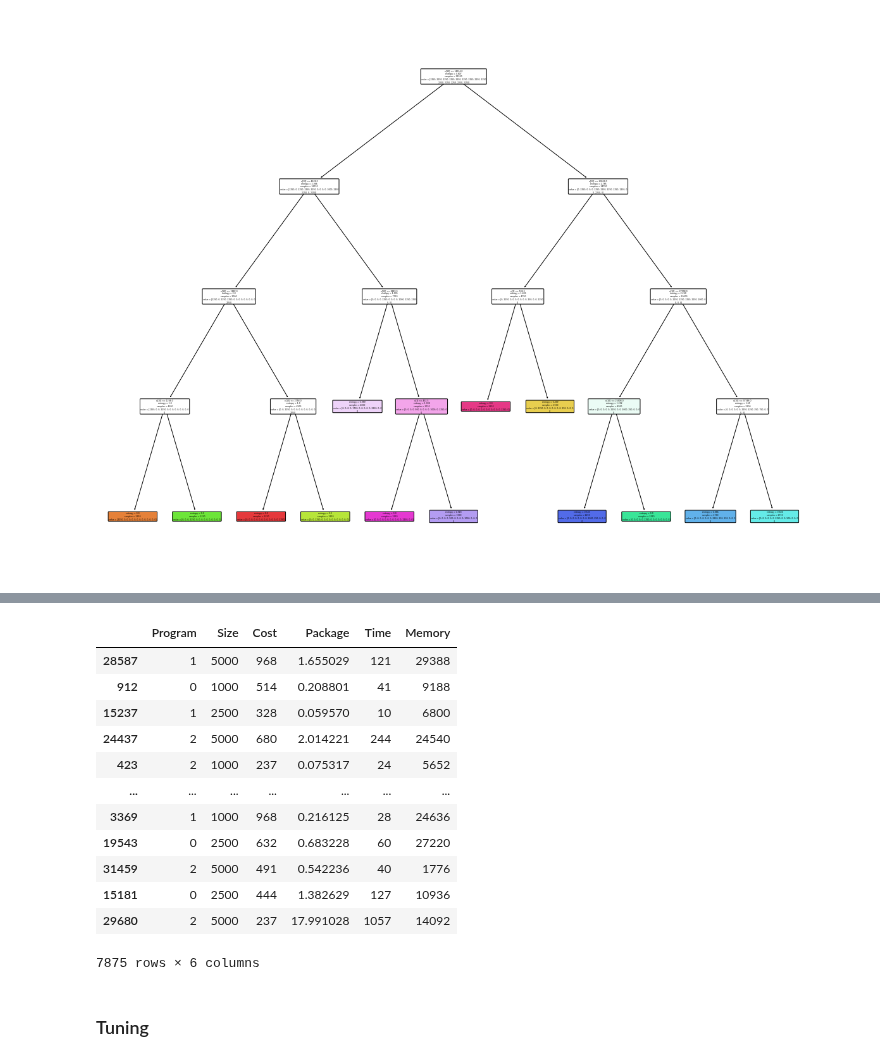
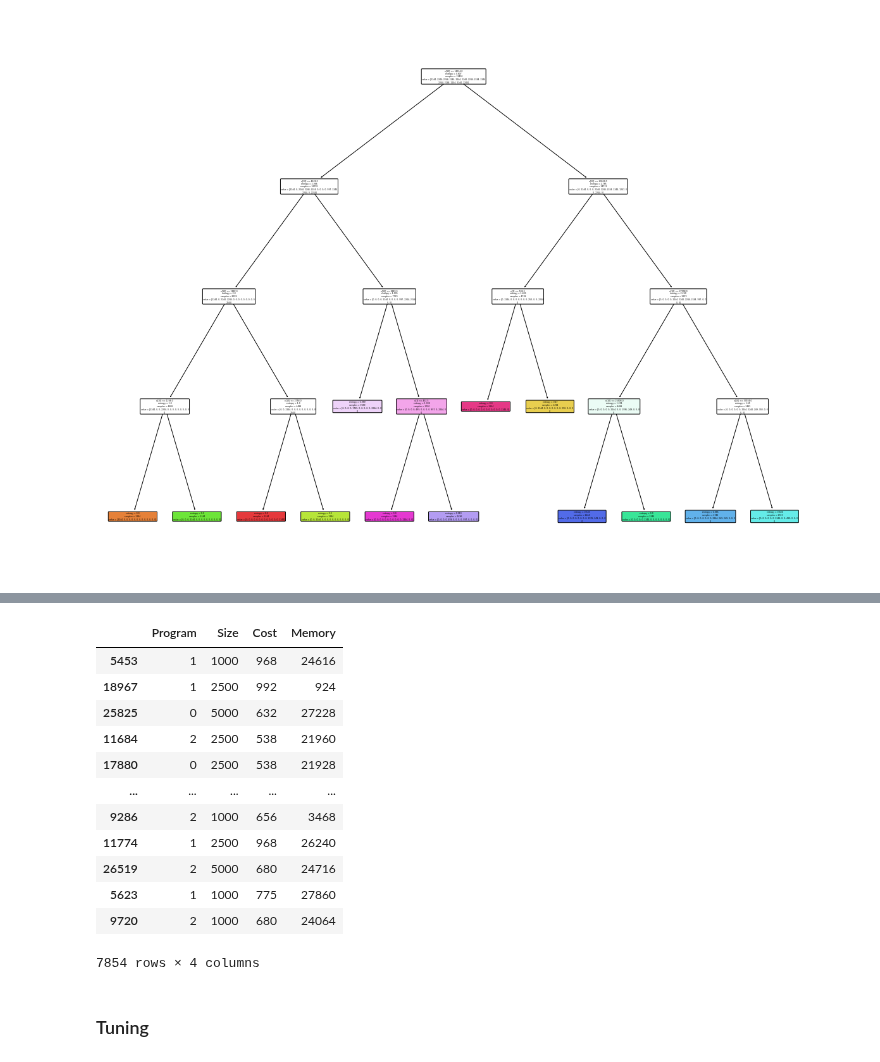
Before and after one commit to realRunlo/EnergyMeasurement, a Jupyter notebook: notebooks/decision_tree.ipynb, the cells around one changed output, grey strips where cells are left out. Cells and saved outputs as stored; diff of their text form; code cells hidden in the pictures.

```diff
--- a/notebooks/decision_tree.ipynb
+++ b/notebooks/decision_tree.ipynb
@@ -7,6 +7,29 @@ import matplotlib.pyplot as plt
 
 file_name = '../measurements.csv'
 df = pd.read_csv(file_name, header=0, delimiter=",", decimal=".")
+
+#Outliers treatment
+#NOTE: This will remove 14*3*2 entries (14 languages, 3 sorting algorithms and 2 cases - best and worst executions)
+
+# Agrupar o DataFrame por colunas "Language" e "Program"
+grouped = df.groupby(['Language', 'Program'])
+
+# Inicializar um DataFrame vazio para armazenar o resultado
+df_removed_entries = pd.DataFrame()
+
+# Iterar sobre cada grupo
+for group_name, group_df in grouped:
+    # Identificar o índice da melhor (menor tempo) e pior (maior tempo) entrada no grupo
+    best_entry_index = group_df['Time'].idxmin()
+    worst_entry_index = group_df['Time'].idxmax()
+
+    # Remover as linhas com base nos índices encontrados e adicionar ao DataFrame resultante
+    group_df = group_df.drop([best_entry_index, worst_entry_index])
+
+    # Concatenar o DataFrame do grupo com o DataFrame resultante
+    df_removed_entries = pd.concat([df_removed_entries, group_df])
+
+df = df_removed_entries.copy()
 
 replace_map = {
     'Program': {
@@ -99,25 +122,25 @@ plt.show()
 # %%
 y = df["Language"]
-x = df.drop(columns=['Language', 'Temperature', 'DRAM', 'GPU', 'Core', 'PowerLimit'])
+x = df.drop(columns=['Language', 'Temperature', 'Time', 'DRAM', 'GPU', 'Core', 'Package', 'PowerLimit'])
 x.replace(replace_map, inplace=True)
 
 x_train, x_test, y_train,y_test = train_test_split(x,y,test_size=0.25,random_state=2023)
 
 x_test
 # %% [output]
-|  | Program | Size | Cost | Package | Time | Memory |
-| 28587 | 1 | 5000 | 968 | 1.655029 | 121 | 29388 |
-| 912 | 0 | 1000 | 514 | 0.208801 | 41 | 9188 |
-| 15237 | 1 | 2500 | 328 | 0.059570 | 10 | 6800 |
-| 24437 | 2 | 5000 | 680 | 2.014221 | 244 | 24540 |
-| 423 | 2 | 1000 | 237 | 0.075317 | 24 | 5652 |
-| ... | ... | ... | ... | ... | ... | ... |
-| 3369 | 1 | 1000 | 968 | 0.216125 | 28 | 24636 |
-| 19543 | 0 | 2500 | 632 | 0.683228 | 60 | 27220 |
-| 31459 | 2 | 5000 | 491 | 0.542236 | 40 | 1776 |
-| 15181 | 0 | 2500 | 444 | 1.382629 | 127 | 10936 |
-| 29680 | 2 | 5000 | 237 | 17.991028 | 1057 | 14092 |
+|  | Program | Size | Cost | Memory |
+| 5453 | 1 | 1000 | 968 | 24616 |
+| 18967 | 1 | 2500 | 992 | 924 |
+| 25825 | 0 | 5000 | 632 | 27228 |
+| 11684 | 2 | 2500 | 538 | 21960 |
+| 17880 | 0 | 2500 | 538 | 21928 |
+| ... | ... | ... | ... | ... |
+| 9286 | 2 | 1000 | 656 | 3468 |
+| 11774 | 1 | 2500 | 968 | 26240 |
+| 26519 | 2 | 5000 | 680 | 24716 |
+| 5623 | 1 | 1000 | 775 | 27860 |
+| 9720 | 2 | 1000 | 680 | 24064 |
-7875 rows × 6 columns
+7854 rows × 4 columns
 # %% [markdown]
 ### Tuning
 # %%
```
Also changed, not shown: parts of 4 cells of this notebook, 3 other files.
